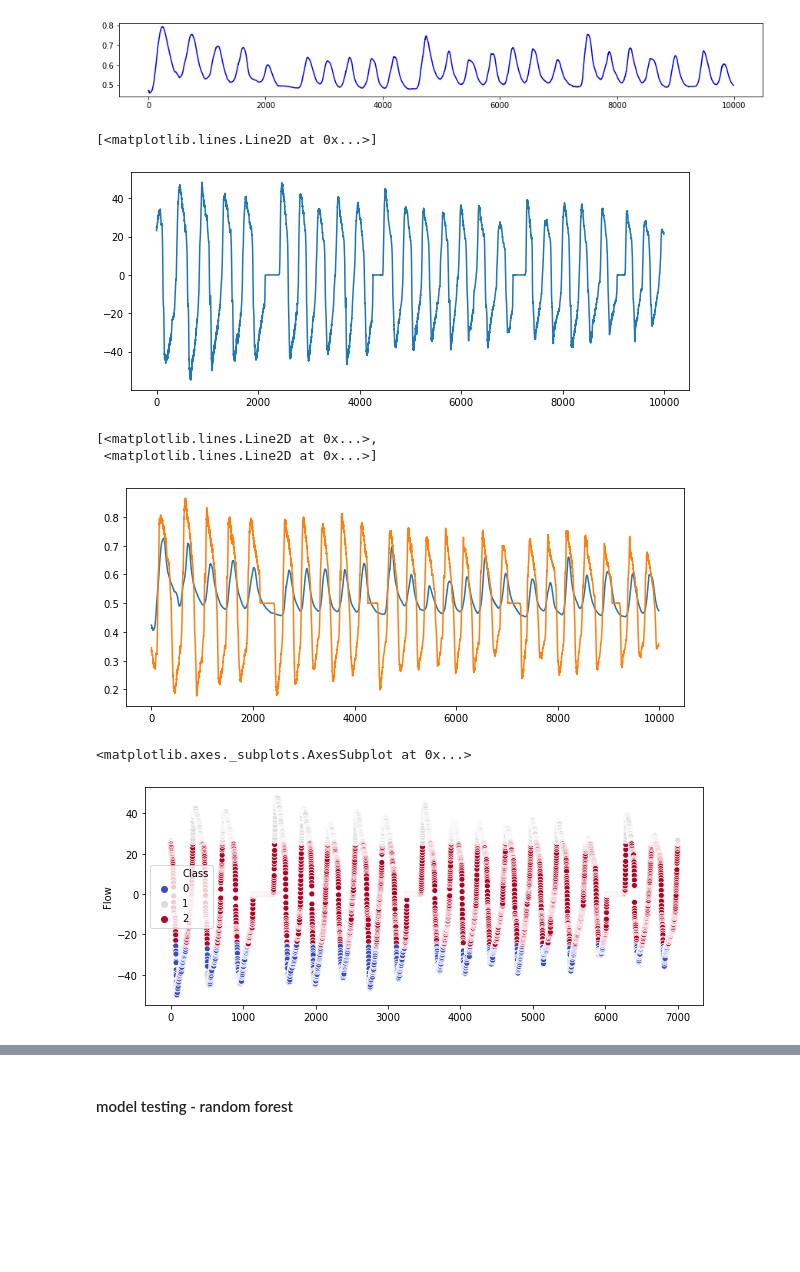
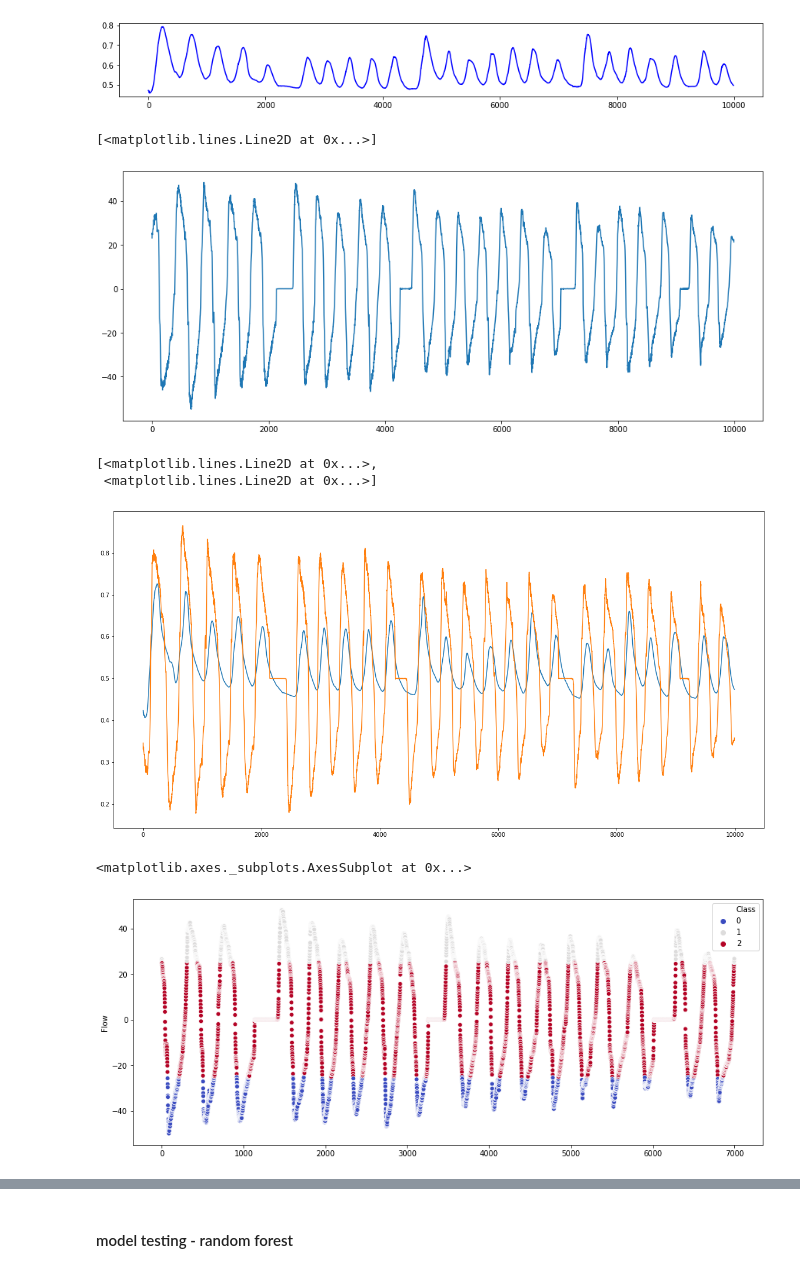
Before and after one commit to msfurr/coral_host, a Jupyter notebook: Jupyter_Notebooks/ModelTraining.ipynb, the cells around one changed output, grey strips where cells are left out. Saved outputs shown, nothing was run; the diff lists cells and outputs as text; code cells hidden in the pictures; blank space fills up the shorter version.

```diff
--- a/Jupyter_Notebooks/ModelTraining.ipynb
+++ b/Jupyter_Notebooks/ModelTraining.ipynb
@@ -146,9 +146,9 @@ plt.plot(x, df['1'], x, flow['a']*-1)
 flow.drop('a', inplace = True, axis = 1)
 # %%
 def label_fix(label):
-    if label < -25:
+    if label < -22:
         return 0
-    elif label > 25:
+    elif label > 22:
         return 1
     else:
         return 2
@@ -388,25 +388,25 @@ plt.show()
 [figure]
 [figure]
 # %%
-fig = plt.figure(figsize = (10, 4))
+fig = plt.figure(figsize = (15, 6))
 plt.plot(flow_test['Flow'])
 # %% [output]
 [<matplotlib.lines.Line2D at 0x...>]
-[figure, old version]
+[figure, new version]
 # %%
 flow_test['a'] = (flow_test['Flow'] / 150) - 0.5
-fig = plt.figure(figsize = (10, 4))
+fig = plt.figure(figsize = (20, 10))
 plt.plot(x, df_test['1'], x, flow_test['a']*-1)
 # %% [output]
 [<matplotlib.lines.Line2D at 0x...>,
  <matplotlib.lines.Line2D at 0x...>]
-[figure, old version]
+[figure, new version]
 # %%
 flow_test.drop('a', inplace = True, axis = 1)
 # %%
-fig = plt.figure(figsize = (10, 4))
+fig = plt.figure(figsize = (15, 6))
 sns.scatterplot(y = flow_test['Flow'][1000:8000], x = range(0, 7000), hue = df_test['Class'][1000:8000], palette = 'coolwarm')
 # %% [output]
 <matplotlib.axes._subplots.AxesSubplot at 0x...>
-[figure, old version]
+[figure, new version]
 # %%
```
Also changed, not shown: parts of 3 cells of this notebook.
